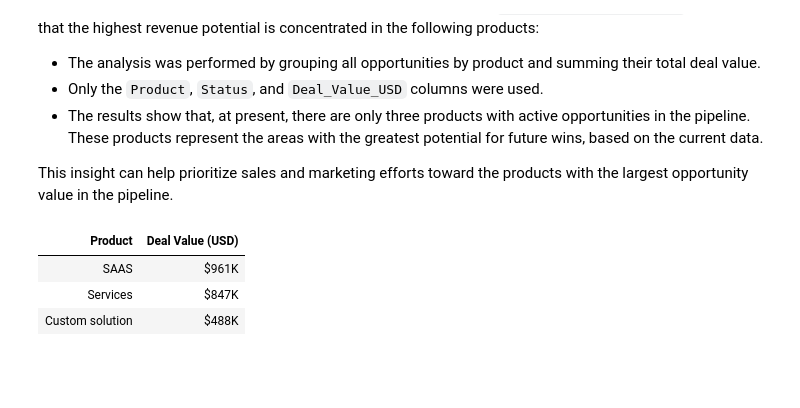
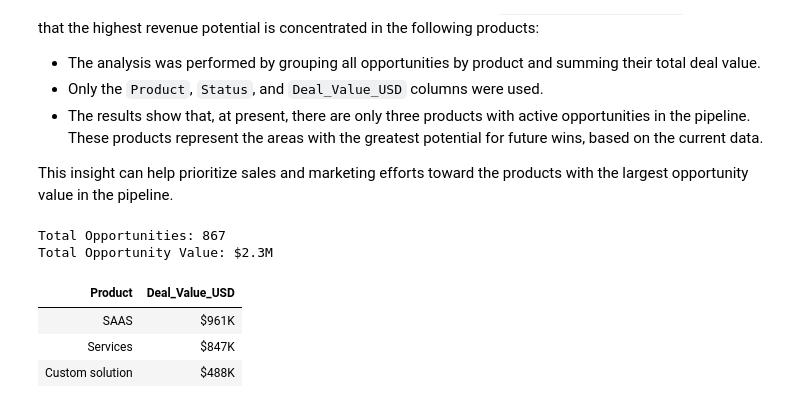
Before and after one commit to FarooqSyed0/CRM_Sales_Pipeline, a Jupyter notebook: src/impact_questions.ipynb, the cells around one changed output. Drawn from its saved outputs; the diff is of its cells as text; code cells hidden in the pictures; blank space fills up the shorter version.

```diff
--- a/src/impact_questions.ipynb
+++ b/src/impact_questions.ipynb
@@ -194,40 +199,42 @@ By analyzing the current pipeline and focusing only on opportunities (`Status ==
 
 This insight can help prioritize sales and marketing efforts toward the products with the largest opportunity value in the pipeline.
 # %%
-# Filter for opportunities only
-opps_df = df[df['Status'] == 'Opportunity']
+# Filter for opportunities (where Product is not null)
+opps_df = df[(df['Status'] == 'Opportunity') & (df['Product'].notnull())]
 
-# Rename the column if needed
-if 'Deal_Value_USD' in opps_df.columns:
-    opps_df = opps_df.rename(columns={'Deal_Value_USD': 'Deal Value (USD)'})
+# Total number of opportunities and total deal value
+num_opps = opps_df.shape[0]
+total_value = opps_df['Deal_Value_USD'].sum()
 
-# Group by Product, sum Deal Value (USD)
-product_totals = opps_df.groupby('Product')['Deal Value (USD)'].sum().reset_index()
-
-# Sort by deal value descending
-product_totals = product_totals.sort_values('Deal Value (USD)', ascending=False).reset_index(drop=True)
-
-# Format revenue as $12K, $1M, etc.
+# Function to format currency in $12K, $1M, etc.
 def currency_format(x):
     if x >= 1_000_000:
         return f'${x/1_000_000:.1f}M'
     elif x >= 1_000:
         return f'${x/1_000:.0f}K'
     else:
         return f'${x:,.0f}'
 
-product_totals['Deal Value (USD)'] = product_totals['Deal Value (USD)'].apply(currency_format)
+print(f"Total Opportunities: {num_opps}")
+print(f"Total Opportunity Value: {currency_format(total_value)}")
+
+# Top 3 products by opportunity value
+product_totals = opps_df.groupby('Product')['Deal_Value_USD'].sum().reset_index()
+product_totals = product_totals.sort_values('Deal_Value_USD', ascending=False).head(3).reset_index(drop=True)
+product_totals['Deal_Value_USD'] = product_totals['Deal_Value_USD'].apply(currency_format)
 
 # Center all columns and remove index
 styles = [
     {'selector': 'th', 'props': [('text-align', 'center')]},
     {'selector': 'td', 'props': [('text-align', 'center')]}
 ]
 
 from IPython.display import display, HTML
 display(HTML(product_totals.style.set_table_styles(styles).hide(axis='index').to_html()))
 # %% [output]
+Total Opportunities: 867
+Total Opportunity Value: $2.3M
-| Product | Deal Value (USD) |
+| Product | Deal_Value_USD |
 | SAAS | $961K |
 | Services | $847K |
 | Custom solution | $488K |
```
Also changed, not shown: parts of 1 cell of this notebook.
